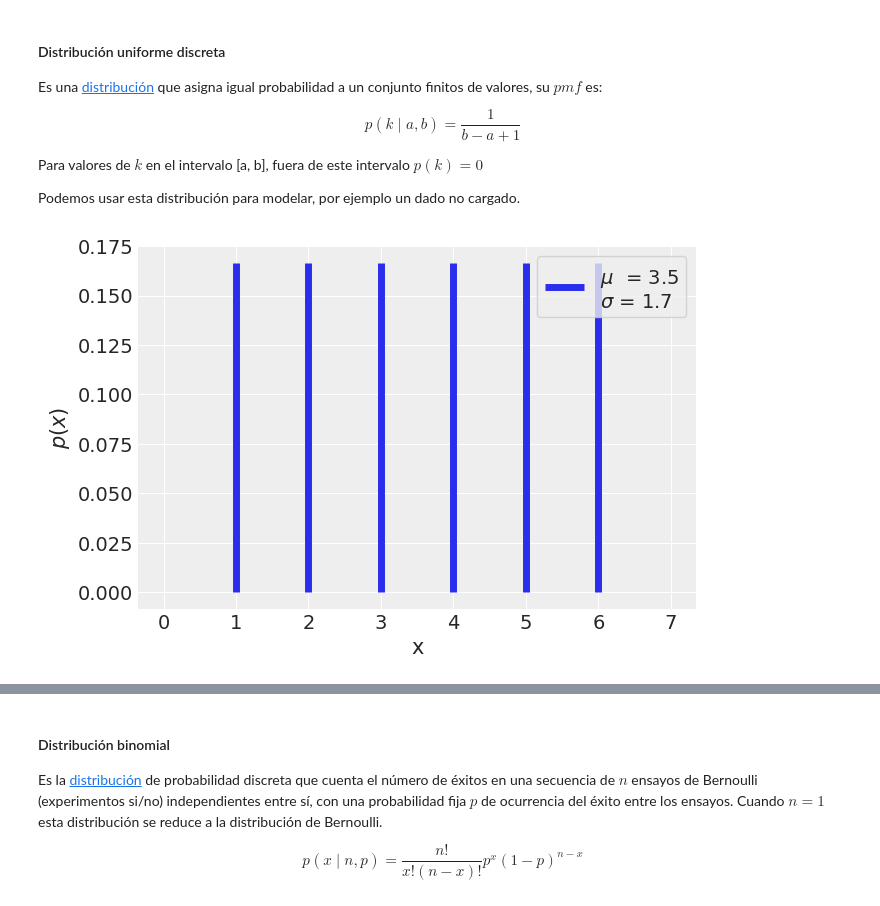
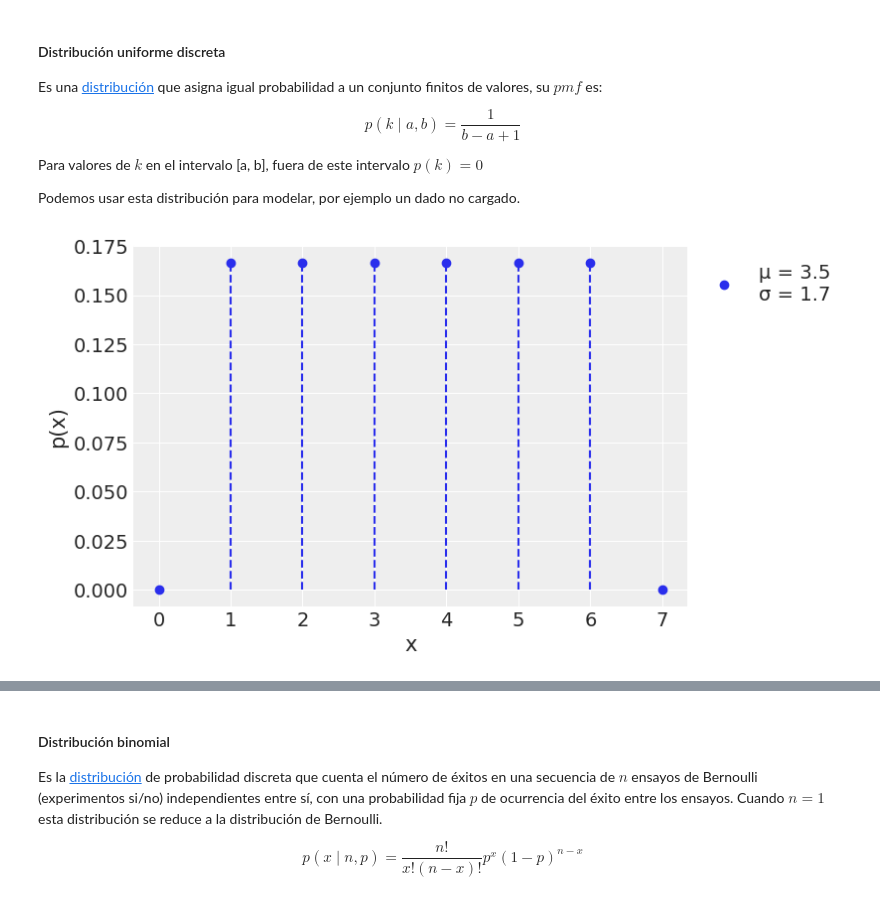
Before and after one commit to Grupo-de-modelado-probabilista/modelado_bayesiano, a Jupyter notebook: 00_Probabilidad.ipynb, the cells around one changed output, grey strips where cells are left out. Saved outputs shown, nothing was run; the diff lists cells and outputs as text; code cells hidden in the pictures.

```diff
--- a/00_Probabilidad.ipynb
+++ b/00_Probabilidad.ipynb
@@ -132,13 +233,14 @@ Podemos usar esta distribución para modelar, por ejemplo un dado no cargado.
 # %%
 distri = stats.randint(1, 7)  # límite inferior, límite superior + 1
 x = np.arange(0, 8)
 x_pmf = distri.pmf(x)  # la pmf evaluada para todos los "x"
 media, varianza = distri.stats(moments='mv')
-plt.vlines(x,  0, x_pmf, colors='C0', lw=5,
-           label='$\mu$  = {:3.1f}\n$\sigma$ = {:3.1f}'.format(float(media),
-                                                                 float(varianza)**0.5))
+plt.plot(x, x_pmf, 'C0o',
+         label=f'μ = {media:3.1f}\nσ = {varianza**0.5:3.1f}')
+plt.vlines(x,  0, x_pmf, colors='C0', linestyles='--')
+
 plt.xlabel('x')
-plt.ylabel('$p(x)$')
-plt.legend(frameon=True);
+plt.ylabel('p(x)')
+plt.legend(bbox_to_anchor=(1, 1));
 # %% [output]
-[figure, old version]
+[figure, new version]
```
Also changed, not shown: parts of 31 cells of this notebook, 5 other files.
